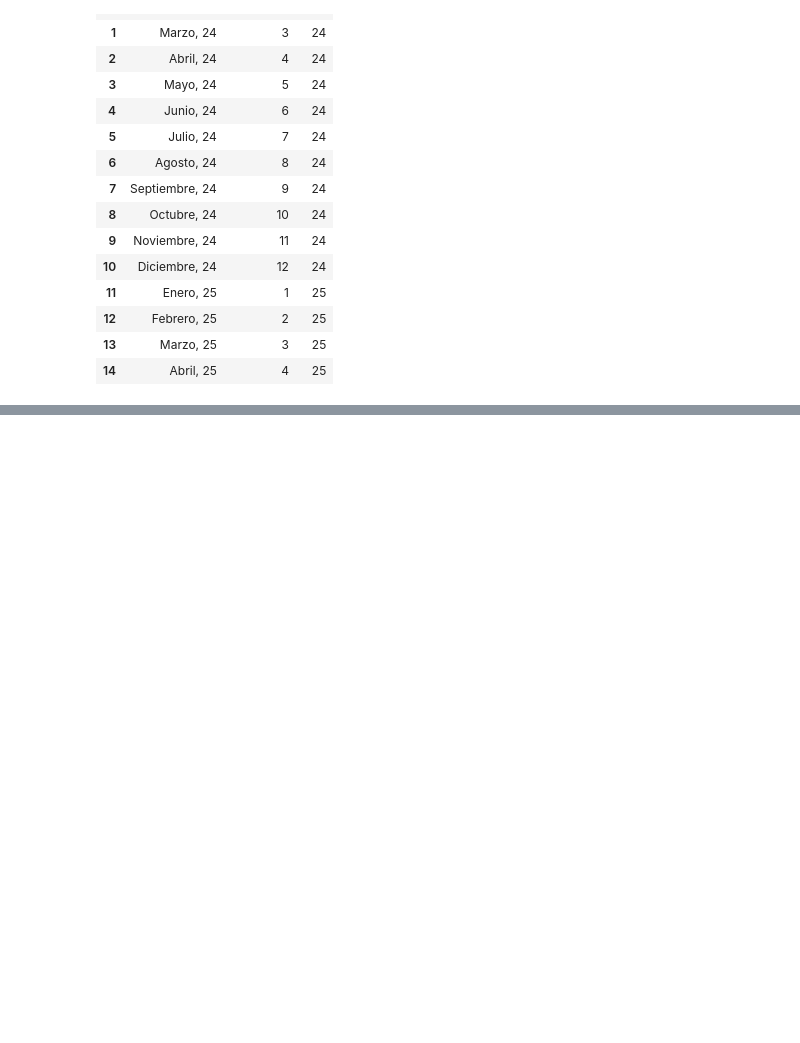
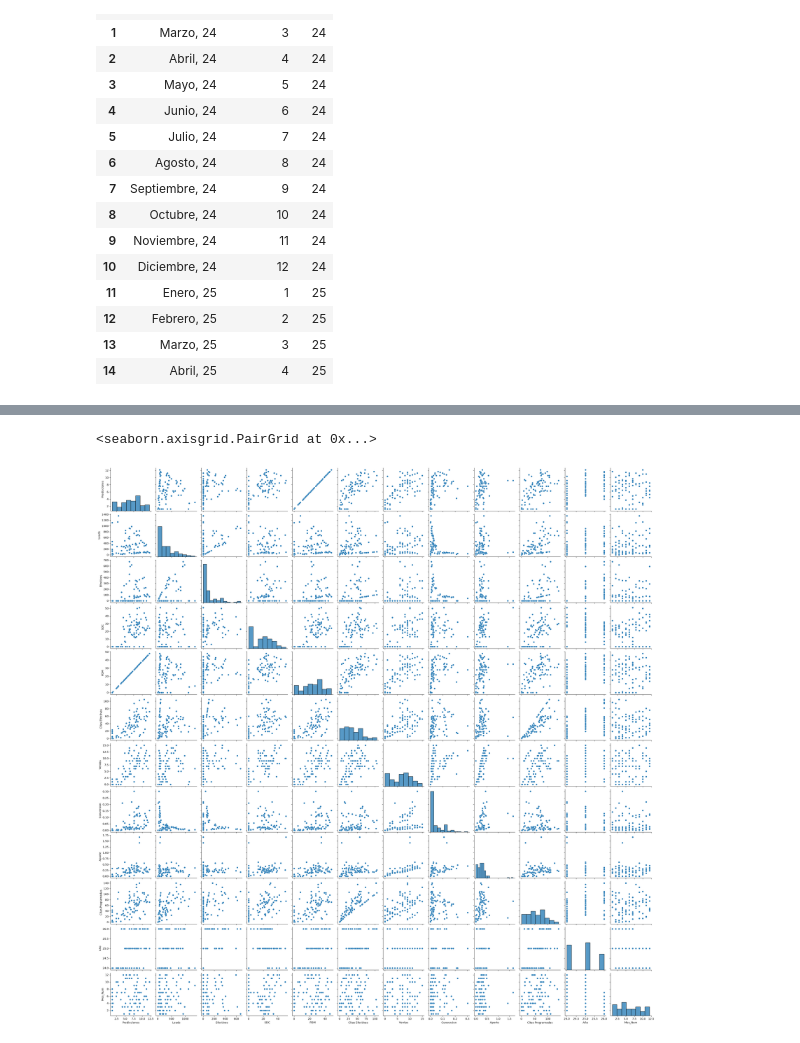
Before and after one commit to DavidMazonJuarez08/Regresion-Lineal-Simple, a Jupyter notebook: Limpieza_Principales_Canales_Regresión.ipynb, the cells around one changed output, grey strips where cells are left out. Saved outputs shown, nothing was run; the diff lists cells and outputs as text; code cells hidden in the pictures; blank space fills up the shorter version.

```diff
--- a/Limpieza_Principales_Canales_Regresión.ipynb
+++ b/Limpieza_Principales_Canales_Regresión.ipynb
@@ -243 +383,8 @@ variables_analisis = data[
+# %%
+# Graficamos las relaciones entre todas las variables numéricas
+
+sns.pairplot(data_num)
+# %% [output]
+<seaborn.axisgrid.PairGrid at 0x...>
+[figure, added]
 # %%
```
Also changed, not shown: parts of 29 cells of this notebook, 3 other files.
